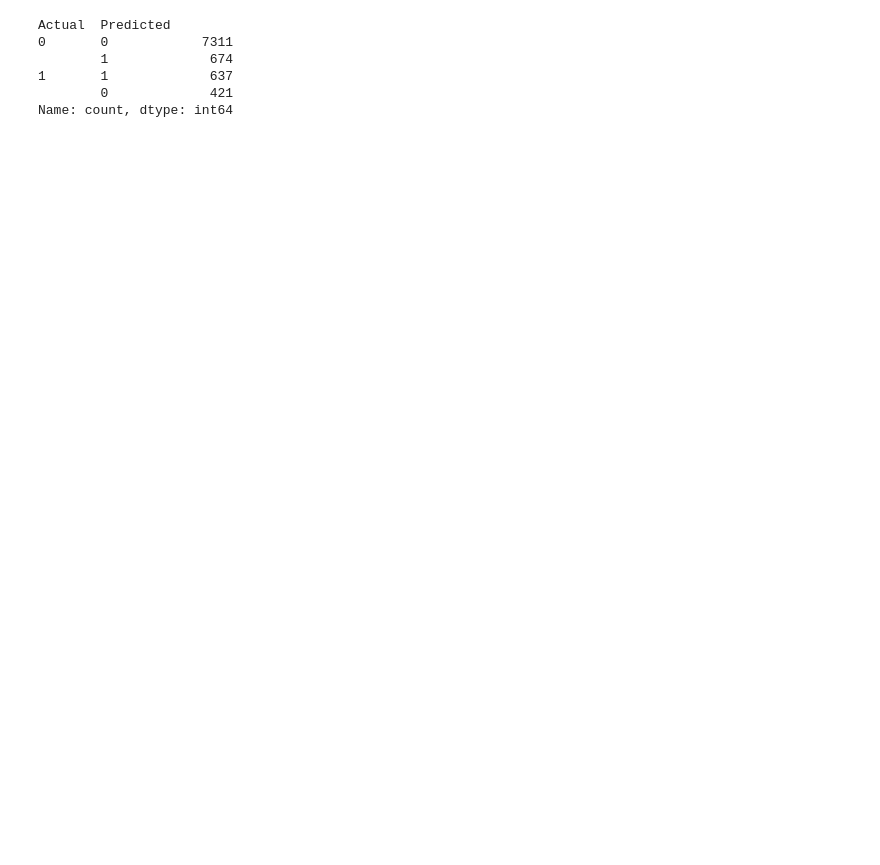
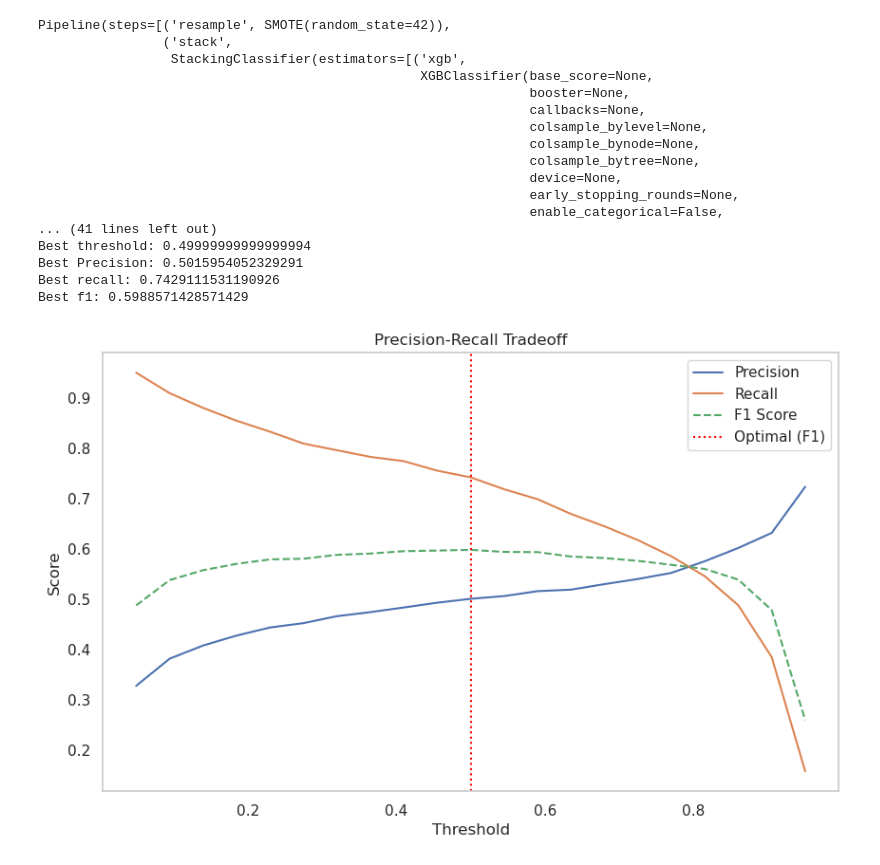
Before and after one commit to BhaskarMishra05/Binary-Classification-of-Bank, a Jupyter notebook: notebooks/model_prep.ipynb, the cells around one changed output. Saved outputs shown, nothing was run; the diff lists cells and outputs as text; code cells hidden in the pictures; blank space fills up the shorter version.

Commit message:
some changes to the model

```diff
--- a/notebooks/model_prep.ipynb
+++ b/notebooks/model_prep.ipynb
@@ -96,12 +27,0 @@ XGBClassifier - Test recall_score:  0.5737
-# %%
-clf= XGBClassifier()
-model = make_pipeline(preprocessing, clf)
-X_train_copy = X_train.copy()
-y_train_copy = y_train.copy()
-sm= SMOTEN()
-X_ref_copy,y_ref_copy = sm.fit_resample(X_train_copy, y_train_copy)
-model.fit(X_ref_copy, y_ref_copy)
-y_pred = model.predict(X_test)
-
-ref_df=pd.DataFrame({"Actual": y_test,
-              "Predicted": y_pred})
@@ -119,9 +28,11 @@ ref_df.head(7)
-# %%
-ref_df.value_counts()
-# %% [output]
-Actual  Predicted
-0       0            7311
-        1             674
-1       1             637
-        0             421
-Name: count, dtype: int64
+# %%
+class INGESTION:
+    def __init__(self):
+        pass
+    def ingestion(self, df_path: pd.DataFrame):
+        df = pd.read_csv(df_path, sep=';')
+        df['y']= df['y'].map({'yes': 1, 'no': 0})
+
+        train, test = train_test_split(df, random_state=42, test_size=0.2, stratify=df['y'])
+
+        return train, test
@@ -127,0 +167,36 @@ Name: count, dtype: int64
+# %%
+data_ingestion = INGESTION()
+path = '../artifacts/raw.csv'
+train, test = data_ingestion.ingestion(path)
+
+data_transformation = TRANSFORMATION()
+train_arr, test_arr = data_transformation.transformation(train, test)
+
+model_trainer = MODEL_TRAINER()
+model, X_test, y_test = model_trainer.trainer(train_arr, test_arr)
+
+evaluate = EVALUATE()
+resultant_df =  evaluate.threshold_calculator(model,X_test, y_test)
+
+evaluated_values = evaluate.decor(resultant_df)
+
+plotting = evaluate.plotting_the_curve(resultant_df)
+# %% [output]
+Pipeline(steps=[('resample', SMOTE(random_state=42)),
+                ('stack',
+                 StackingClassifier(estimators=[('xgb',
+                                                 XGBClassifier(base_score=None,
+                                                               booster=None,
+                                                               callbacks=None,
+                                                               colsample_bylevel=None,
+                                                               colsample_bynode=None,
+                                                               colsample_bytree=None,
+                                                               device=None,
+                                                               early_stopping_rounds=None,
+                                                               enable_categorical=False,
+... (41 lines left out)
+Best threshold: 0.49999999999999994
+Best Precision: 0.5015954052329291
+Best recall: 0.7429111531190926
+Best f1: 0.5988571428571429
+[figure, added]
```
Also changed, not shown: parts of 8 cells of this notebook, 5 other files.
